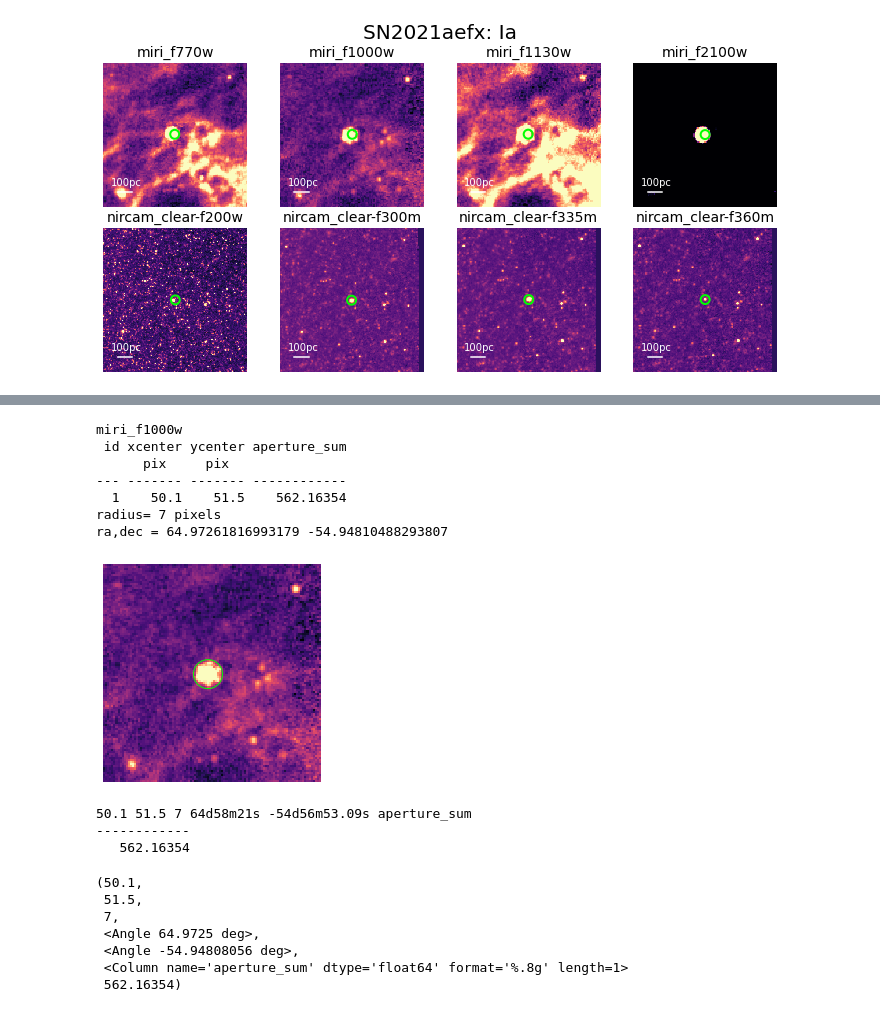
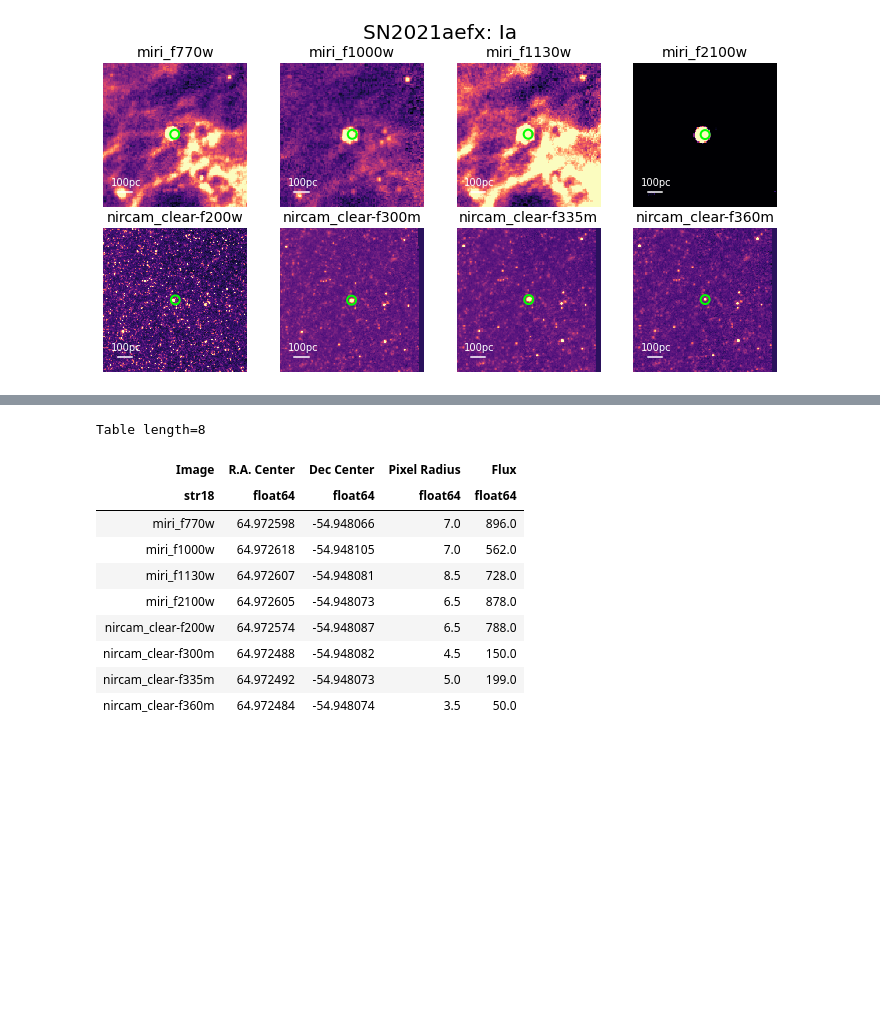
Before and after one commit to NessMayker/SNeJWST, a Jupyter notebook: Code/0.JWST_NGC1566_SN2021aefx.ipynb, the cells around one changed output, grey strips where cells are left out. Drawn from its saved outputs; the diff is of its cells as text; code cells hidden in the pictures; blank space fills up the shorter version.

Commit message:
comparing flux measurements

```diff
--- a/Code/0.JWST_NGC1566_SN2021aefx.ipynb
+++ b/Code/0.JWST_NGC1566_SN2021aefx.ipynb
@@ -72,8 +76,8 @@ def check_in_image(SNras, SNdecs, SNnames, SNtypes, GalaxyImg):
 # grab list of files and SN data
 
 # prefix = "/home/maykerchen.1/Desktop/"
-prefix = "/Users/mayker.1/Desktop/"
-# prefix = "/Users/nessmayker/Desktop/"
+# prefix = "/Users/mayker.1/Desktop/"
+prefix = "/Users/nessmayker/Desktop/"
 
 fileList = prefix + "SNeJWST/Data/filelist1566.txt"
 fileNames = np.genfromtxt(fileList, dtype=str, unpack=True, usecols=(0))
@@ -403,14 +407,6 @@ def getPhot(m,coords,rad,img):
     # data = np.log10(data)
     wcs=wcss[m]
 
-#     halfBox = angSizes[0][2] # 80 pc in decimal degrees
-    #cutout2D needs skycoord position to carry units
-    ra, dec = Angle(SNra * u.degree), Angle(SNdec * u.degree)
-    raRad, decRad  = ra.radian * u.rad, dec.radian * u.rad
-    position = SkyCoord(raRad, decRad) #position is center, use ra & dec of SN location
-    size = u.Quantity((halfBox,halfBox), u.degree) #size is size of box in arcsec
-    # make 2D cutout, will assign a new wcs to cutout to keep track of coords
-    cutout = Cutout2D(data, position, size, wcs)
     # use this new wcs when converting to pixels to add additional details to plot
     # xval, yval = cutout.wcs.wcs_world2pix(ra,dec, 0)
     y1 = yval * 0.2
@@ -433,7 +429,7 @@ radii = [7,7,8.5,6.5,6.5,4.5,5,3.5]
 
 xvals,yvals,rads,ras,decs,apertureSums,imgName = [],[],[],[],[],[],[]
 for i in range(len(imgs)):
-    xval,yval,rad,ra,dec,apertureSum,img = getPhot(i,cords[i],radii[i])
+    xval,yval,rad,ra,dec,apertureSum,img = getPhot(i,cords[i],radii[i],imgs[i])
 
     xvals.append(xval)
     yvals.append(yval)
@@ -443,6 +439,7 @@ for i in range(len(imgs)):
     apertureSums.append(apertureSum)
     imgName.append(img)
 
-
-print(decs)
+ras  = [np.round(x,6) for x in ras]
+decs = [np.round(x,6) for x in decs]
+flux = [np.round(x,0) for x in apertureSums]
 # %% [output]
@@ -459,25 +494,24 @@ IndexError: invalid index to scalar variable.
 # %%
-print(imgs[1])
-getPhot(1,50.1,51.5,7)
+
+fluxTable = Table({"Image":imgName,
+                   "R.A. Center":ras,
+                   "Dec Center": decs,
+                   "Pixel Radius": rads,
+                   "Flux": flux})
+
+fluxTable
 # %% [output]
-miri_f1000w
- id xcenter ycenter aperture_sum
-      pix     pix
---- ------- ------- ------------
-  1    50.1    51.5    562.16354
-radius= 7 pixels
-ra,dec = 64.97261816993179 -54.94810488293807
+Table length=8
-[figure, removed]
-50.1 51.5 7 64d58m21s -54d56m53.09s aperture_sum
-------------
-   562.16354
-(50.1,
- 51.5,
- 7,
- <Angle 64.9725 deg>,
- <Angle -54.94808056 deg>,
- <Column name='aperture_sum' dtype='float64' format='%.8g' length=1>
- 562.16354)
+| Image | R.A. Center | Dec Center | Pixel Radius | Flux |
+| str18 | float64 | float64 | float64 | float64 |
+| miri_f770w | 64.972598 | -54.948066 | 7.0 | 896.0 |
+| miri_f1000w | 64.972618 | -54.948105 | 7.0 | 562.0 |
+| miri_f1130w | 64.972607 | -54.948081 | 8.5 | 728.0 |
+| miri_f2100w | 64.972605 | -54.948073 | 6.5 | 878.0 |
+| nircam_clear-f200w | 64.972574 | -54.948087 | 6.5 | 788.0 |
+| nircam_clear-f300m | 64.972488 | -54.948082 | 4.5 | 150.0 |
+| nircam_clear-f335m | 64.972492 | -54.948073 | 5.0 | 199.0 |
+| nircam_clear-f360m | 64.972484 | -54.948074 | 3.5 | 50.0 |
 # %%
 
 print(imgs[2])
```
Also changed, not shown: parts of 9 cells of this notebook, 1 other file.
